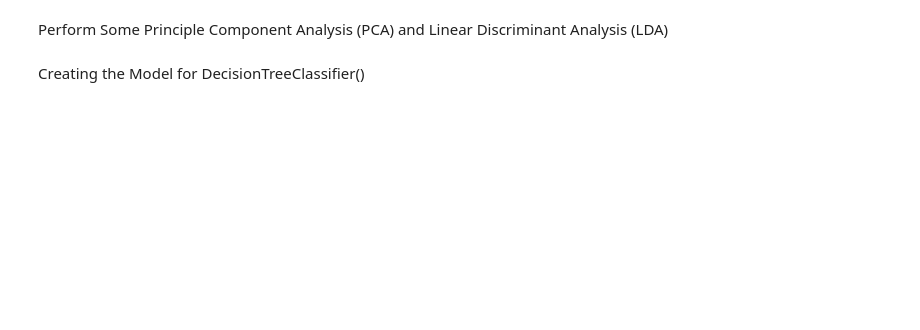
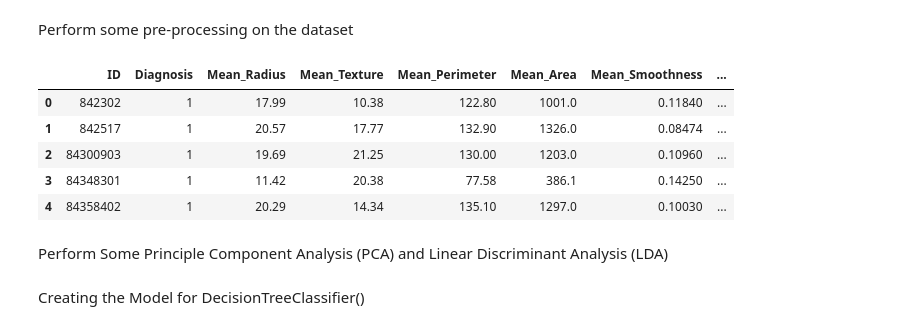
Before and after one commit to Ultan-Kearns/LYIT-Machine-Learning-Project, a Jupyter notebook: MLBCProjNotebook.ipynb, the cells around one changed output. Drawn from its saved outputs; the diff is of its cells as text; code cells hidden in the pictures; blank space fills up the shorter version.

```diff
--- a/MLBCProjNotebook.ipynb
+++ b/MLBCProjNotebook.ipynb
@@ -48,6 +51,20 @@ max    9.113205e+08    28.110000  ...        0.663800                 0.207500
        'Worst_Compactness', 'Worst_Concavity', 'Worst_Concave_Points',
        'Worst_Symmetry', 'Worst_Fractal_Dimension'],
       dtype='object')
+# %% [markdown]
+Perform some pre-processing on the dataset
+# %%
+#Create digital values for the diagnostic labels
+d={'M':1, 'B':0}
+wdbc['Diagnosis']=wdbc['Diagnosis'].map(d)
+wdbc.head()
+# %% [output]
+|  | ID | Diagnosis | Mean_Radius | Mean_Texture | Mean_Perimeter | Mean_Area | Mean_Smoothness | ... |
+| 0 | 842302 | 1 | 17.99 | 10.38 | 122.80 | 1001.0 | 0.11840 | ... |
+| 1 | 842517 | 1 | 20.57 | 17.77 | 132.90 | 1326.0 | 0.08474 | ... |
+| 2 | 84300903 | 1 | 19.69 | 21.25 | 130.00 | 1203.0 | 0.10960 | ... |
+| 3 | 84348301 | 1 | 11.42 | 20.38 | 77.58 | 386.1 | 0.14250 | ... |
+| 4 | 84358402 | 1 | 20.29 | 14.34 | 135.10 | 1297.0 | 0.10030 | ... |
 # %% [markdown]
 Perform Some Principle Component Analysis (PCA) and Linear Discriminant Analysis (LDA)
 # %% [markdown]
```
Also changed, not shown: parts of 34 cells of this notebook.
